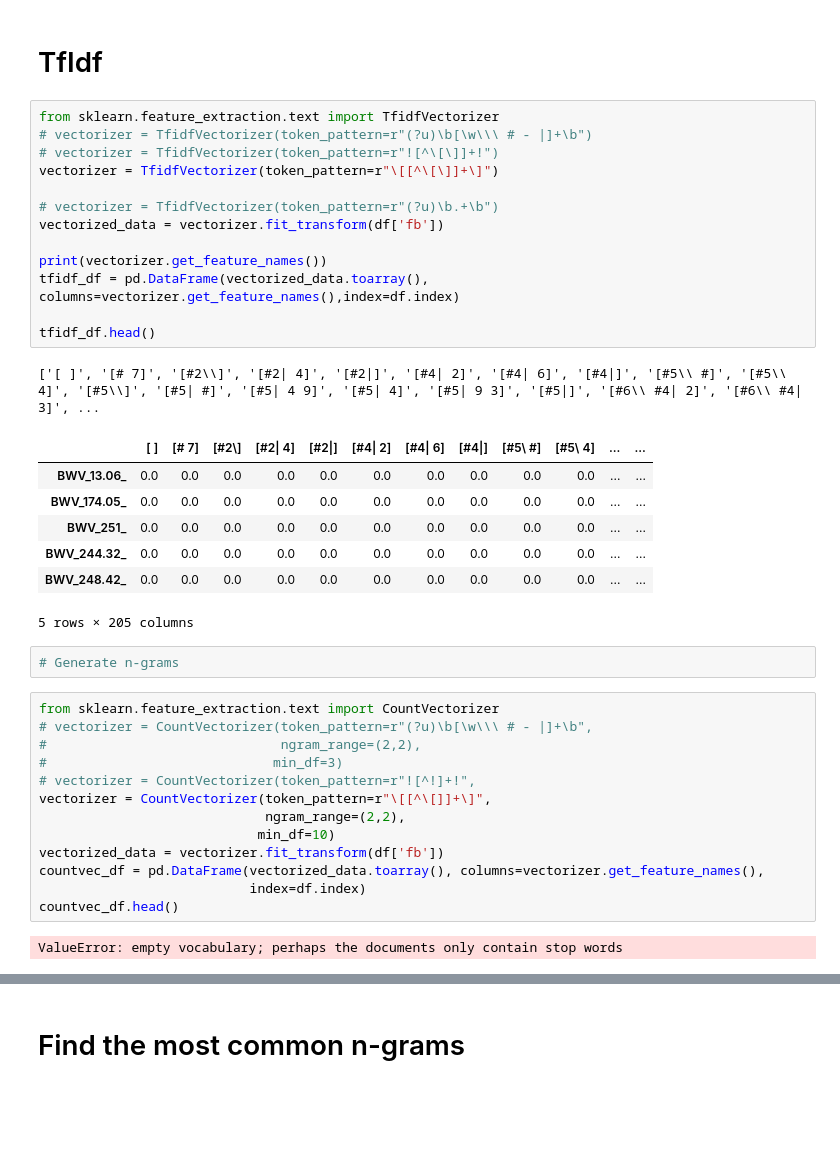
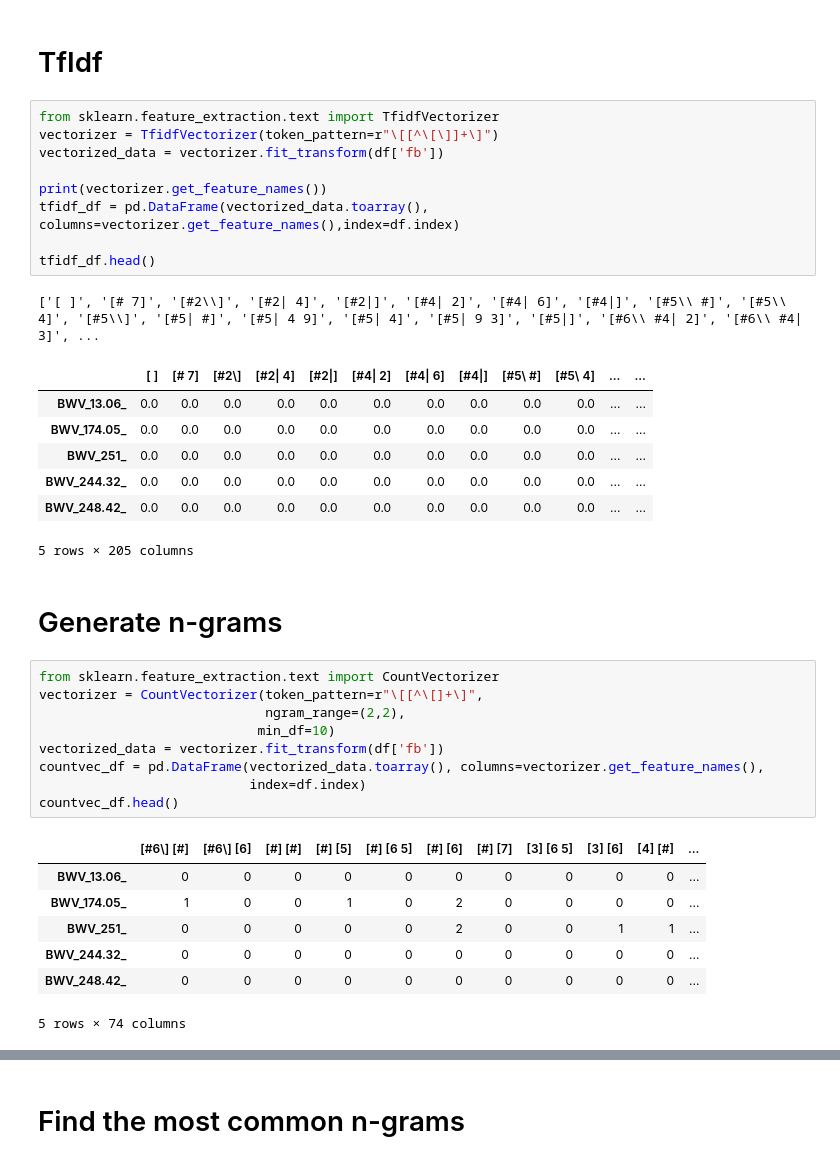
Before and after one commit to abauville/Bach_figured_bass_analysis, a Jupyter notebook: FigBass_analysis.ipynb, the cells around one changed output, grey strips where cells are left out. Drawn from its saved outputs; the diff is of its cells as text; blank space fills up the shorter version.

```diff
--- a/FigBass_analysis.ipynb
+++ b/FigBass_analysis.ipynb
@@ -61,11 +58,7 @@ df.head()
 # TfIdf
 # %%
 from sklearn.feature_extraction.text import TfidfVectorizer
-# vectorizer = TfidfVectorizer(token_pattern=r"(?u)\b[\w\\\ # - |]+\b")
-# vectorizer = TfidfVectorizer(token_pattern=r"![^\[\]]+!")
 vectorizer = TfidfVectorizer(token_pattern=r"\[[^\[\]]+\]")
-
-# vectorizer = TfidfVectorizer(token_pattern=r"(?u)\b.+\b")
 vectorized_data = vectorizer.fit_transform(df['fb'])
 
 print(vectorizer.get_feature_names())
@@ -81,23 +74,25 @@ tfidf_df.head()
 | BWV_244.32_ | 0.0 | 0.0 | 0.0 | 0.0 | 0.0 | 0.0 | 0.0 | 0.0 | 0.0 | 0.0 | ... | ... |
 | BWV_248.42_ | 0.0 | 0.0 | 0.0 | 0.0 | 0.0 | 0.0 | 0.0 | 0.0 | 0.0 | 0.0 | ... | ... |
 5 rows × 205 columns
-# %%
-# Generate n-grams
+# %% [markdown]
+# Generate n-grams
 # %%
 from sklearn.feature_extraction.text import CountVectorizer
-# vectorizer = CountVectorizer(token_pattern=r"(?u)\b[\w\\\ # - |]+\b",
-#                              ngram_range=(2,2),
-#                             min_df=3)
-# vectorizer = CountVectorizer(token_pattern=r"![^!]+!",
-vectorizer = CountVectorizer(token_pattern=r"\[[^\[]]+\]",
+vectorizer = CountVectorizer(token_pattern=r"\[[^\[]+\]",
                              ngram_range=(2,2),
                             min_df=10)
 vectorized_data = vectorizer.fit_transform(df['fb'])
 countvec_df = pd.DataFrame(vectorized_data.toarray(), columns=vectorizer.get_feature_names(),
                            index=df.index)
 countvec_df.head()
 # %% [output]
+|  | [#6\] [#] | [#6\] [6] | [#] [#] | [#] [5] | [#] [6 5] | [#] [6] | [#] [7] | [3] [6 5] | [3] [6] | [4] [#] | ... |
+| BWV_13.06_ | 0 | 0 | 0 | 0 | 0 | 0 | 0 | 0 | 0 | 0 | ... |
+| BWV_174.05_ | 1 | 0 | 0 | 1 | 0 | 2 | 0 | 0 | 0 | 0 | ... |
+| BWV_251_ | 0 | 0 | 0 | 0 | 0 | 2 | 0 | 0 | 1 | 1 | ... |
+| BWV_244.32_ | 0 | 0 | 0 | 0 | 0 | 0 | 0 | 0 | 0 | 0 | ... |
+| BWV_248.42_ | 0 | 0 | 0 | 0 | 0 | 0 | 0 | 0 | 0 | 0 | ... |
-ValueError: empty vocabulary; perhaps the documents only contain stop words
+5 rows × 74 columns
 # %%
 fig = plt.figure(figsize=[10,10])
 plt.imshow(countvec_df)
```
Also changed, not shown: parts of 6 cells of this notebook.
